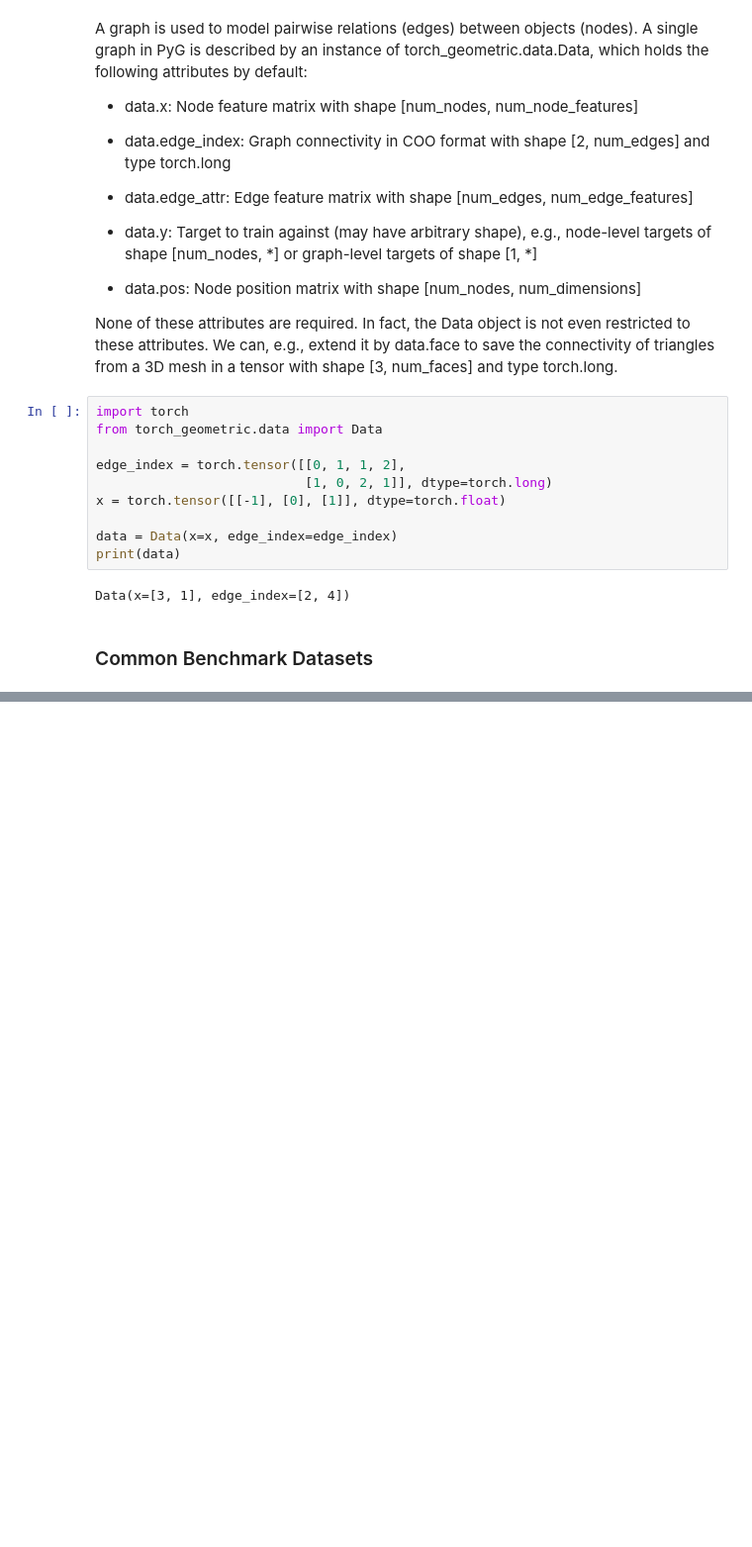
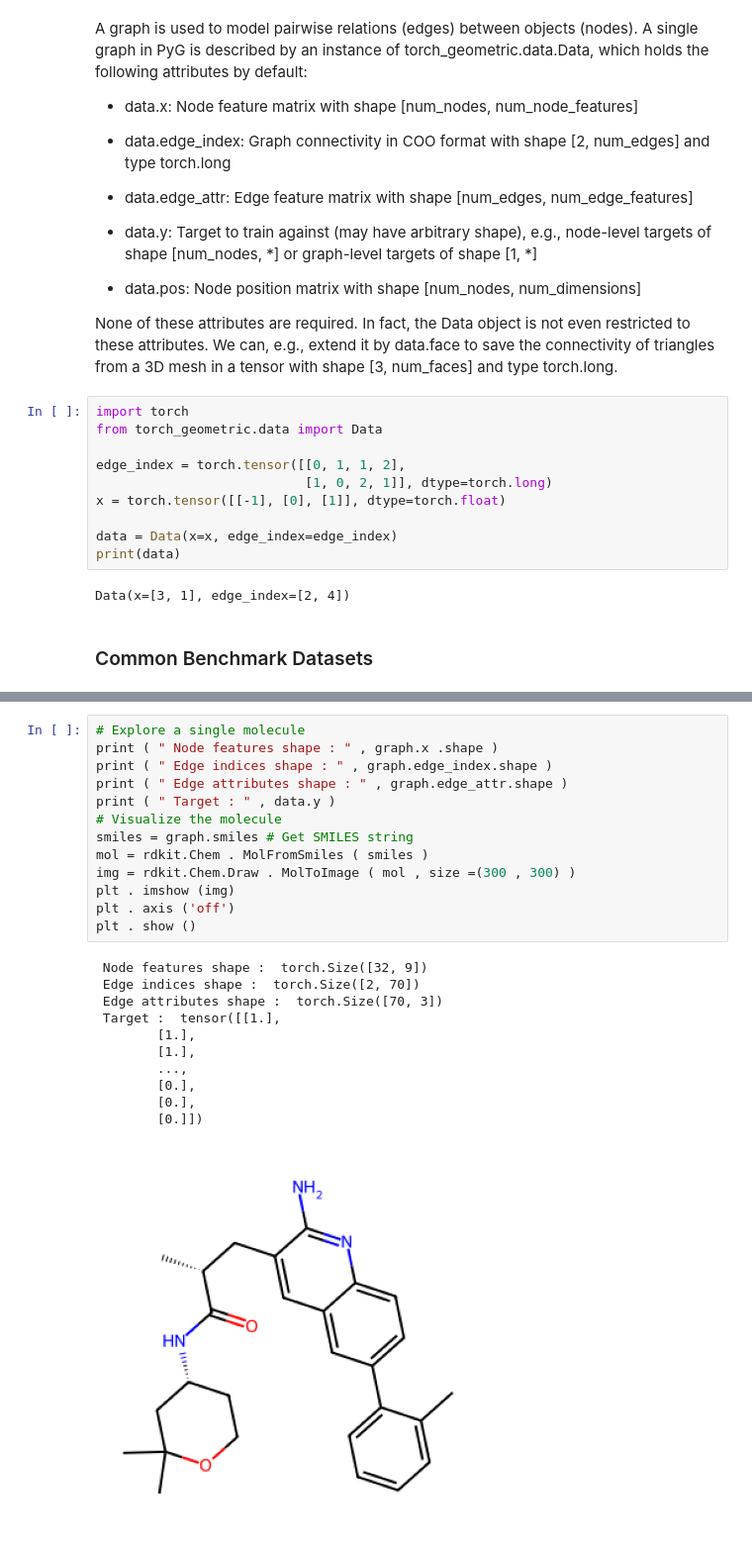
Before and after one commit to HFooladi/GNNs-For-Chemists, a Jupyter notebook: notebooks/01_GNN_representation.ipynb, the cells around one changed output, grey strips where cells are left out. Shown at 99% size. Saved outputs shown, nothing was run; the diff lists cells and outputs as text; blank space fills up the shorter version.

```diff
--- a/notebooks/01_GNN_representation.ipynb
+++ b/notebooks/01_GNN_representation.ipynb
@@ -397,0 +416,25 @@ Target: tensor([[0.]])
+# %%
+# Explore a single molecule
+print ( " Node features shape : " , graph.x .shape )
+print ( " Edge indices shape : " , graph.edge_index.shape )
+print ( " Edge attributes shape : " , graph.edge_attr.shape )
+print ( " Target : " , data.y )
+# Visualize the molecule
+smiles = graph.smiles # Get SMILES string
+mol = rdkit.Chem . MolFromSmiles ( smiles )
+img = rdkit.Chem.Draw . MolToImage ( mol , size =(300 , 300) )
+plt . imshow (img)
+plt . axis ('off')
+plt . show ()
+# %% [output]
+ Node features shape :  torch.Size([32, 9])
+ Edge indices shape :  torch.Size([2, 70])
+ Edge attributes shape :  torch.Size([70, 3])
+ Target :  tensor([[1.],
+        [1.],
+        [1.],
+        ...,
+        [0.],
+        [0.],
+        [0.]])
+[figure, added]
```
Also changed, not shown: parts of 7 cells of this notebook.
